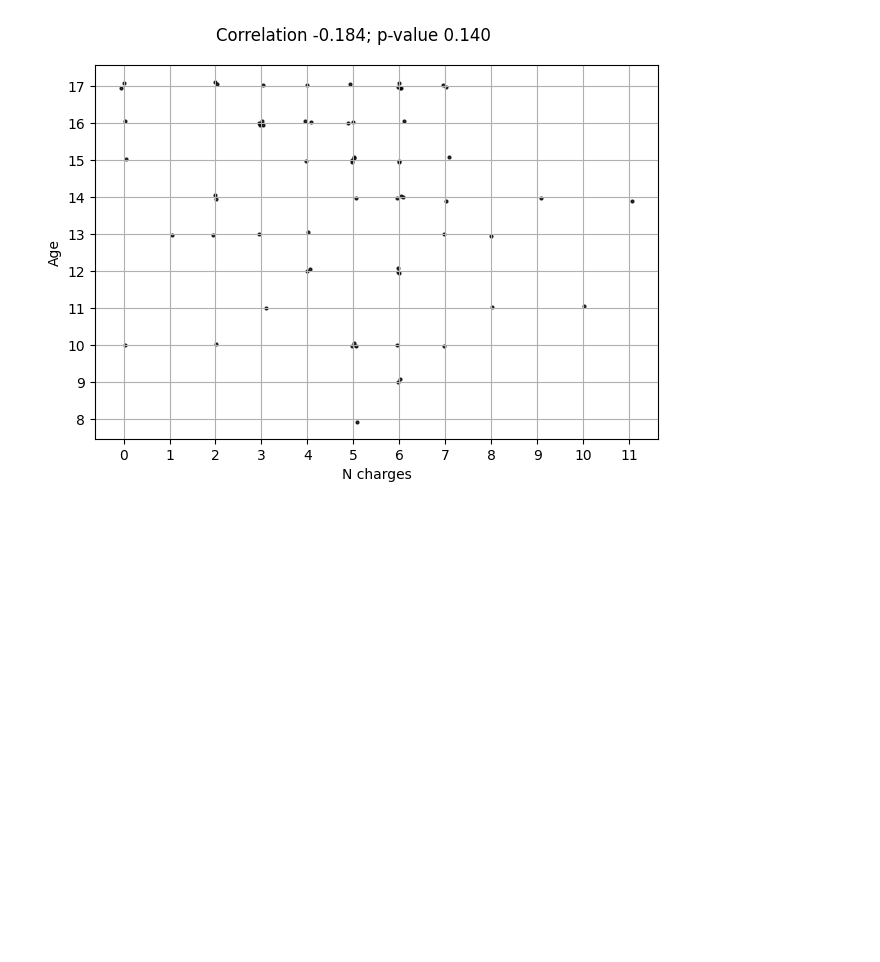
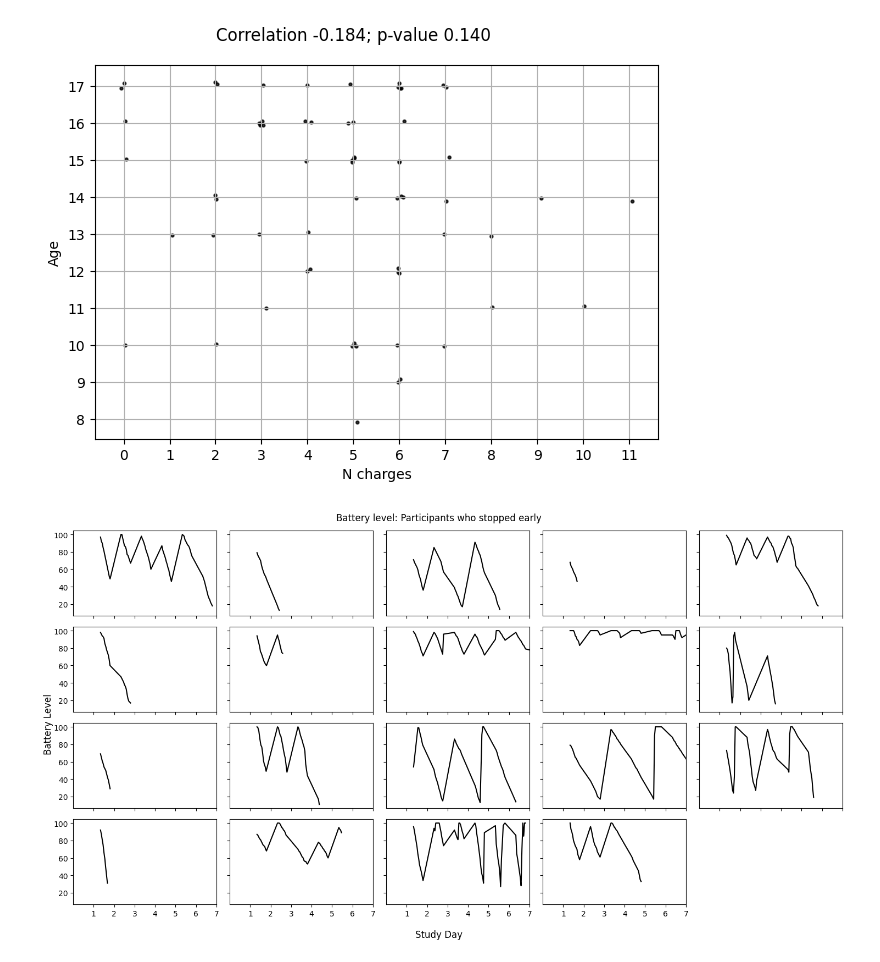
Before and after one commit to richard-lane/seaco_malaysia, a Jupyter notebook: battery_level_2.ipynb, the cells around one changed output. Cells and saved outputs as stored; diff of their text form; code cells hidden in the pictures; blank space fills up the shorter version.

Commit message:
find who made the last entry early

```diff
--- a/battery_level_2.ipynb
+++ b/battery_level_2.ipynb
@@ -152,3 +152,43 @@ fig.tight_layout()
 fig.savefig(f"{img_dir}/n_charge_vs_age.png")
 # %% [output]
 [figure]
+# %%
+"""
+Plot battery level for those who stopped early
+
+"""
+
+import pandas as pd
+
+fig, axes = plt.subplots(4, 5, sharex=True, sharey=True, figsize=(15, 8))
+
+for axis, p_id in zip(axes.flat, unique_pid_df[unique_pid_df["early_stop"]].index):
+    df_slice = battery_df[battery_df["p_id"] == p_id]
+    axis.plot(
+        df_slice["delta"].dt.total_seconds(),
+        df_slice["battery_lvl"],
+        color="k",
+    )
+
+    # Axis limits - go up to 7 days
+    axis.set_xlim(
+        pd.to_timedelta("0 days").total_seconds(),
+        pd.to_timedelta("7 days").total_seconds(),
+    )
+
+    # Label in days
+    axis.set_xticks(
+        pd.to_timedelta([f"{i} days" for i in range(1, 8)]).total_seconds(),
+        range(1, 8),
+    )
+
+axes.flat[-1].set_visible(False)
+
+fig.supxlabel("Study Day")
+fig.supylabel("Battery Level")
+fig.suptitle("Battery level: Participants who stopped early")
+
+fig.tight_layout()
+fig.savefig(f"{img_dir}/battery_lvl_early_stop.png")
+# %% [output]
+[figure, added]
```
Also changed, not shown: parts of 1 cell of this notebook, 2 other files.
